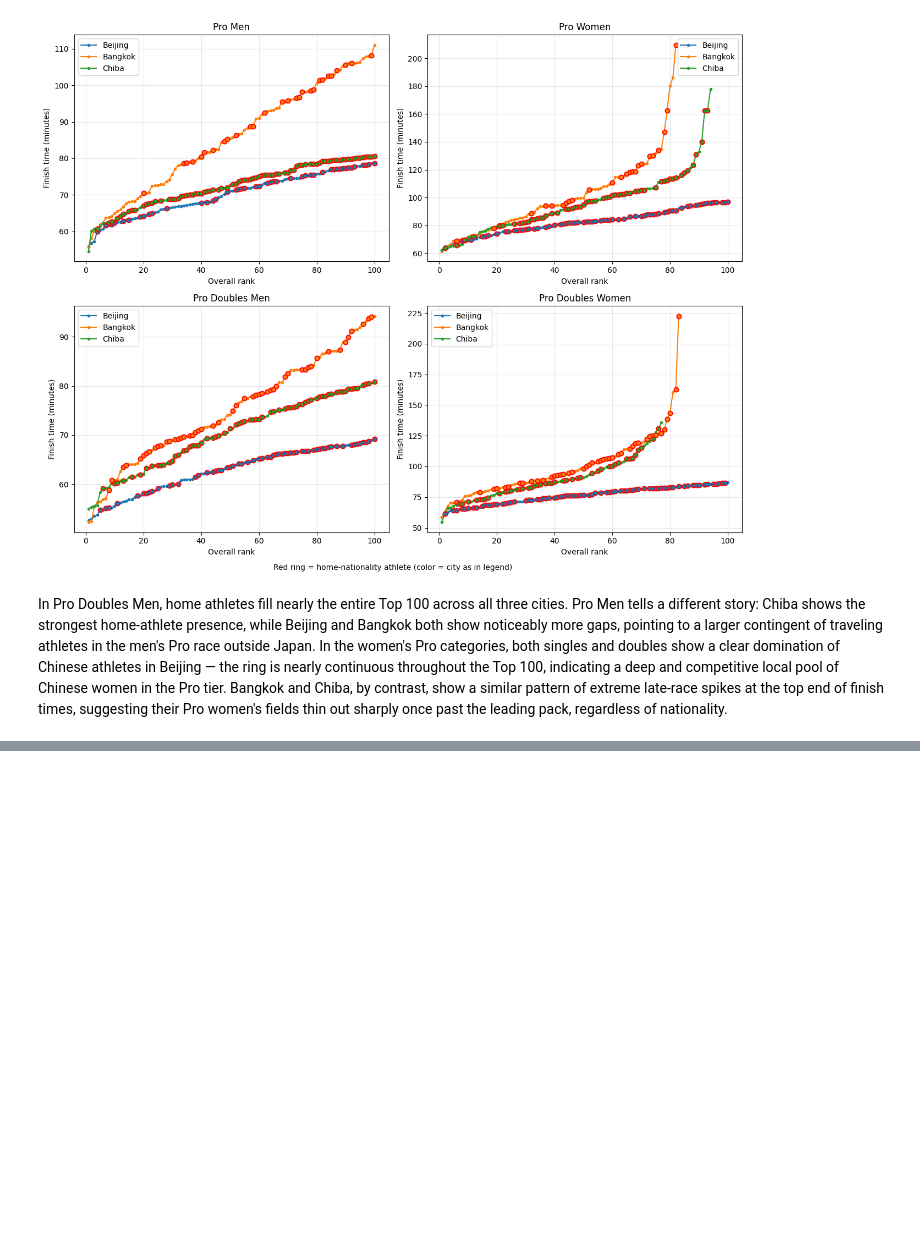
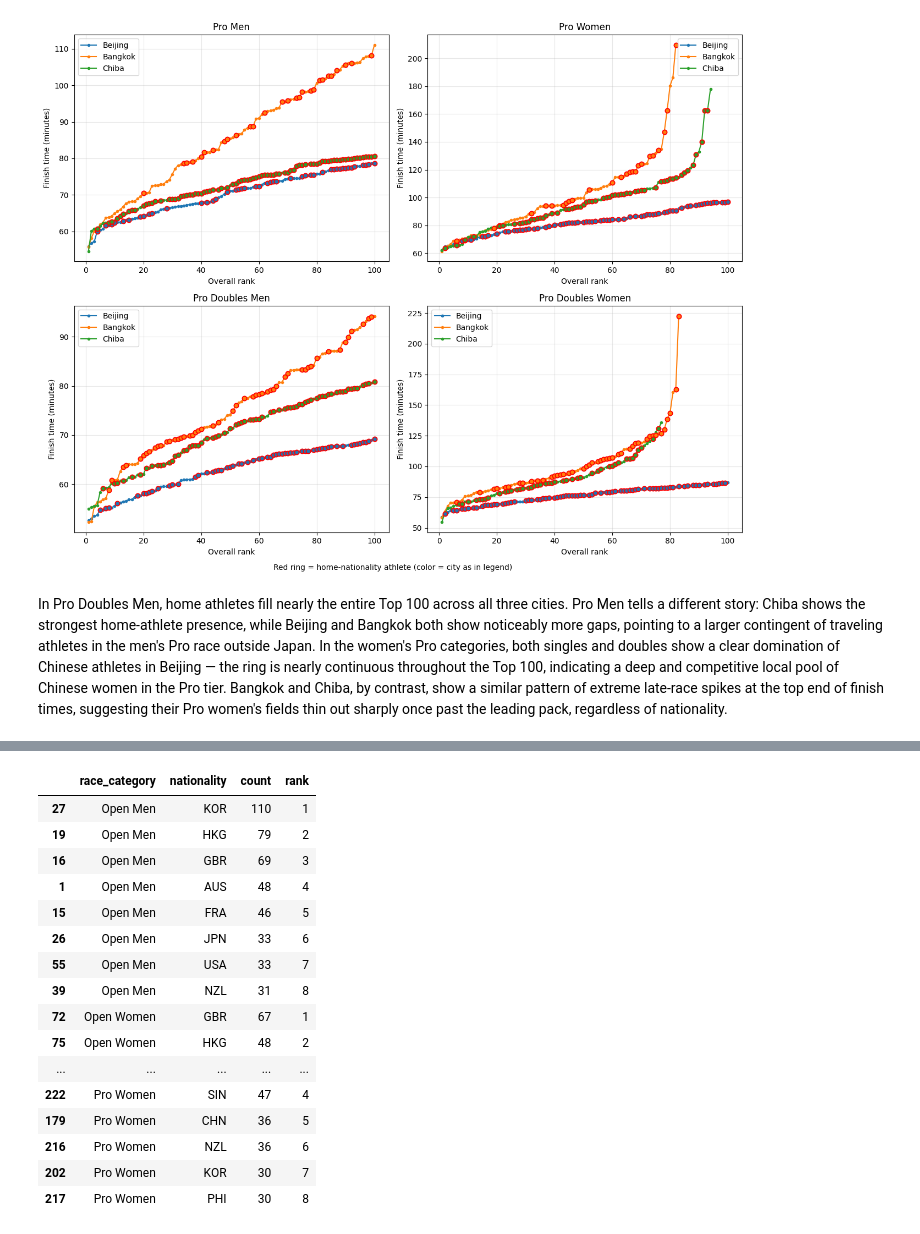
Before and after one commit to winupwhatsup/project_hyrox, a Jupyter notebook: hyrox_comparison.ipynb, the cells around one changed output, grey strips where cells are left out. Saved outputs shown, nothing was run; the diff lists cells and outputs as text; code cells hidden in the pictures; blank space fills up the shorter version.

```diff
--- a/hyrox_comparison.ipynb
+++ b/hyrox_comparison.ipynb
@@ -257,0 +306,68 @@ Doubles Women         INA      5     5
+# %%
+import pandas as pd
+
+# host country (race_country) -> home nationality code
+home_map = {
+    'China': 'CHN',
+    'Thailand': 'THA',
+    'Japan': 'JPN',
+    'South Korea': 'KOR',
+    'Indonesia': 'INA',
+    'Hong Kong': 'HKG',
+    'Australia': 'AUS',
+    'Singapore': 'SIN',
+    'Taiwan': 'TPE',
+}
+
+# safety check: any host country missing from the map?
+missing = set(singles_data['race_country'].unique()) - set(home_map)
+if missing:
+    print("Add these to home_map:", missing)
+
+singles_data['home_code'] = singles_data['race_country'].map(home_map)
+singles_data['is_home'] = singles_data['nationality'] == singles_data['home_code']
+
+# keep only the four singles categories
+categories_of_interest = ['Open Men', 'Open Women', 'Pro Men', 'Pro Women']
+df_cat = singles_data[singles_data['race_category'].isin(categories_of_interest)]
+
+non_home = df_cat[~df_cat['is_home']]
+
+# count non-home nationalities per race_category (pooled across all races)
+counts = (
+    non_home.groupby(['race_category', 'nationality'])
+    .size()
+    .reset_index(name='count')
+)
+
+# rank within each category (1 = most frequent)
+counts['rank'] = (
+    counts.groupby('race_category')['count']
+    .rank(method='first', ascending=False)
+    .astype(int)
+)
+counts = counts.sort_values(['race_category', 'rank'])
+
+# top 5 non-home nationalities per category
+top_n = 8
+top_non_home = counts[counts['rank'] <= top_n]
+
+top_non_home
+# %% [output]
+|  | race_category | nationality | count | rank |
+| 27 | Open Men | KOR | 110 | 1 |
+| 19 | Open Men | HKG | 79 | 2 |
+| 16 | Open Men | GBR | 69 | 3 |
+| 1 | Open Men | AUS | 48 | 4 |
+| 15 | Open Men | FRA | 46 | 5 |
+| 26 | Open Men | JPN | 33 | 6 |
+| 55 | Open Men | USA | 33 | 7 |
+| 39 | Open Men | NZL | 31 | 8 |
+| 72 | Open Women | GBR | 67 | 1 |
+| 75 | Open Women | HKG | 48 | 2 |
+| ... | ... | ... | ... | ... |
+| 222 | Pro Women | SIN | 47 | 4 |
+| 179 | Pro Women | CHN | 36 | 5 |
+| 216 | Pro Women | NZL | 36 | 6 |
+| 202 | Pro Women | KOR | 30 | 7 |
+| 217 | Pro Women | PHI | 30 | 8 |
```
Also changed, not shown: parts of 7 cells of this notebook.
